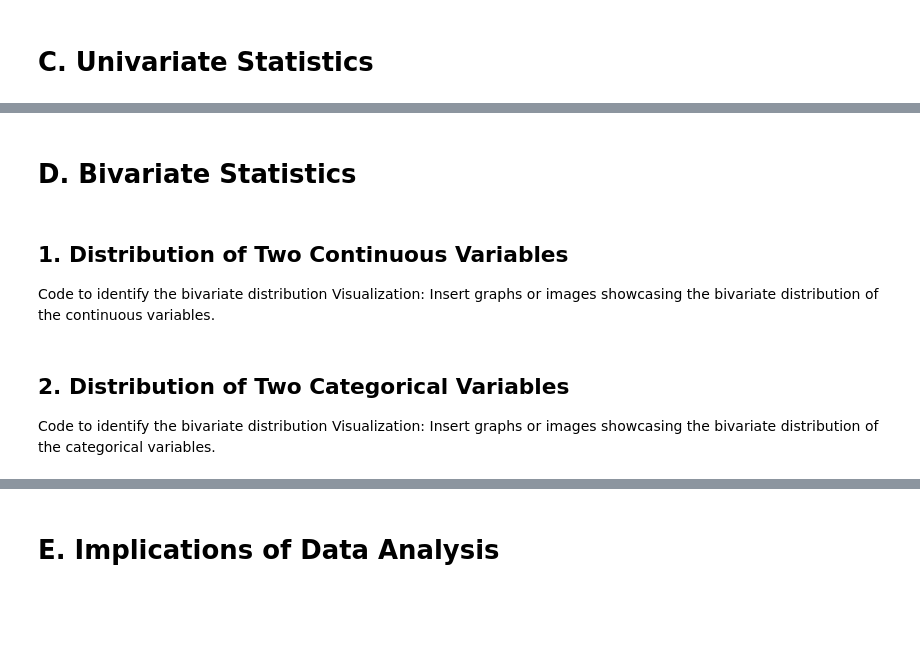
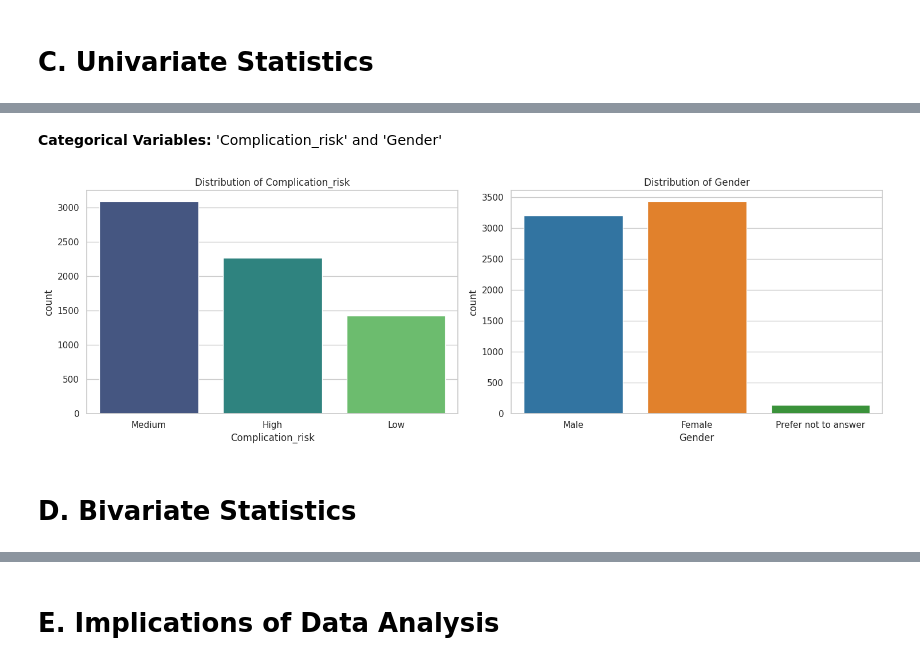
Before and after one commit to nestrada79/MSDA, a Jupyter notebook: D207/D207.ipynb, the cells around one changed output, grey strips where cells are left out. Saved outputs shown, nothing was run; the diff lists cells and outputs as text; code cells hidden in the pictures; blank space fills up the shorter version.

```diff
--- a/D207/D207.ipynb
+++ b/D207/D207.ipynb
@@ -107,11 +145,27 @@ Visualization: Insert graphs or images showcasing the distribution of the catego
+# %% [markdown]
+**Categorical Variables:** 'Complication_risk' and 'Gender'
+# %%
+# Categorical Variables: 'Complication_risk' and 'Gender'
+
+sns.set_style("whitegrid")
+sns.set_context("notebook")
+
+# Plot distributions for categorical variables
+fig, axes = plt.subplots(1, 2, figsize=(15, 5))
+
+# Categorical Variable: Complication_risk
+sns.countplot(x='Complication_risk', data=df, palette='viridis', ax=axes[0])
+
+axes[0].set_title('Distribution of Complication_risk')
+
+# Categorical Variable: Gender
+sns.countplot(x='Gender', data=df, ax=axes[1])
+axes[1].set_title('Distribution of Gender')
+
+# Adjust layout
+plt.tight_layout()
+plt.show()
+# %% [output]
+[figure, added]
 # %% [markdown]
 # **D. Bivariate Statistics**
-# %% [markdown]
-## **1. Distribution of Two Continuous Variables**
-
-Code to identify the bivariate distribution
-Visualization: Insert graphs or images showcasing the bivariate distribution of the continuous variables.
-# %% [markdown]
-## **2. Distribution of Two Categorical Variables**
- Code to identify the bivariate distribution
-Visualization: Insert graphs or images showcasing the bivariate distribution of the categorical variables.
```
Also changed, not shown: parts of 31 cells of this notebook.
